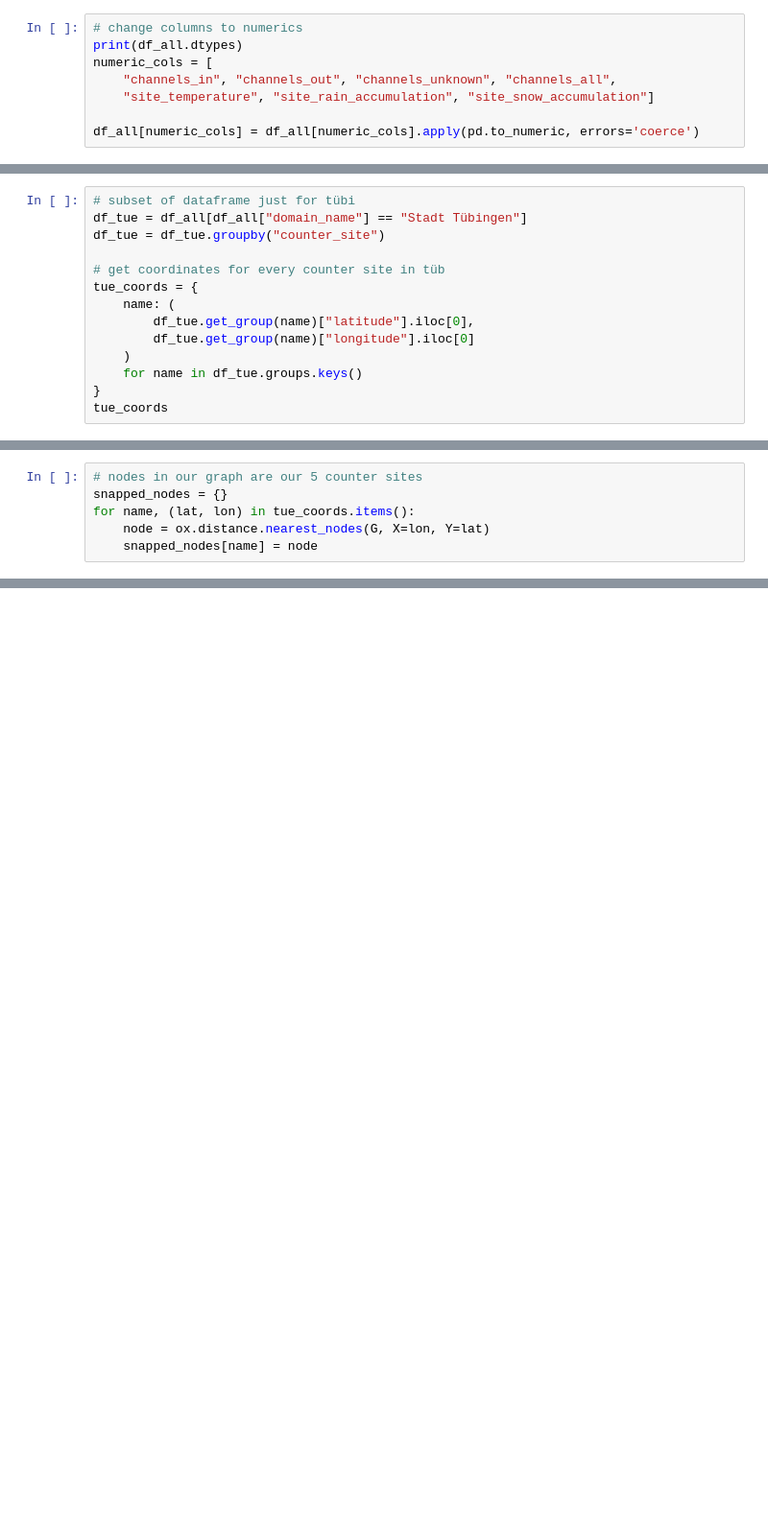
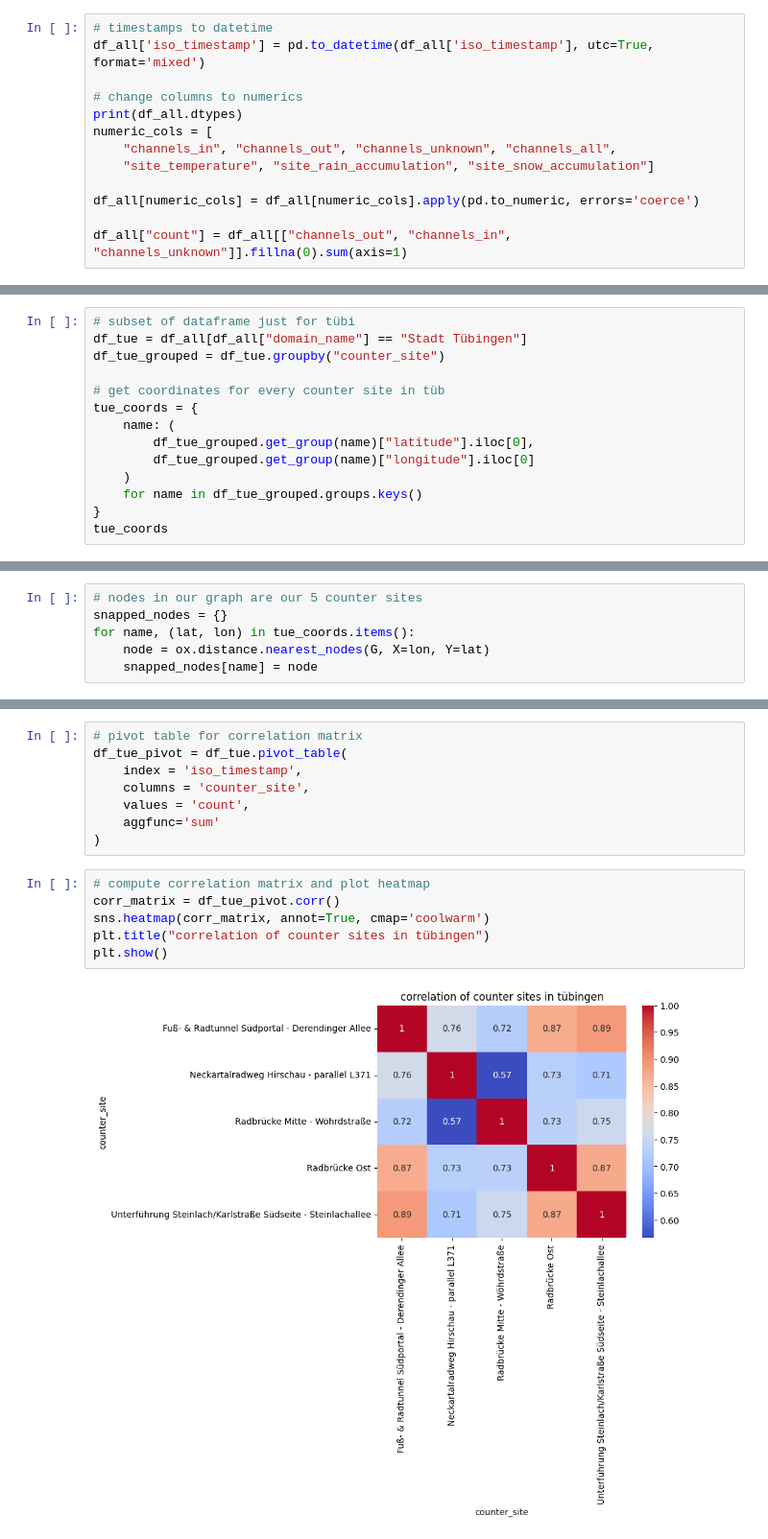
Before and after one commit to cleesee/fahrradzaehler, a Jupyter notebook: maps.ipynb, the cells around one changed output, grey strips where cells are left out. Shown at 96% size. Saved outputs shown, nothing was run; the diff lists cells and outputs as text; blank space fills up the shorter version.

```diff
--- a/maps.ipynb
+++ b/maps.ipynb
@@ -11,4 +12,7 @@ df_all = pd.read_csv("df_all.csv")
 # %%
+# timestamps to datetime
+df_all['iso_timestamp'] = pd.to_datetime(df_all['iso_timestamp'], utc=True, format='mixed')
+
 # change columns to numerics
 print(df_all.dtypes)
 numeric_cols = [
@@ -16,4 +20,6 @@ numeric_cols = [
     "site_temperature", "site_rain_accumulation", "site_snow_accumulation"]
 
 df_all[numeric_cols] = df_all[numeric_cols].apply(pd.to_numeric, errors='coerce')
+
+df_all["count"] = df_all[["channels_out", "channels_in", "channels_unknown"]].fillna(0).sum(axis=1)
 # %% [output]
@@ -39,15 +44,15 @@ dtype: object
 # %%
 # subset of dataframe just for tübi
 df_tue = df_all[df_all["domain_name"] == "Stadt Tübingen"]
-df_tue = df_tue.groupby("counter_site")
+df_tue_grouped = df_tue.groupby("counter_site")
 
 # get coordinates for every counter site in tüb
 tue_coords = {
     name: (
-        df_tue.get_group(name)["latitude"].iloc[0],
-        df_tue.get_group(name)["longitude"].iloc[0]
+        df_tue_grouped.get_group(name)["latitude"].iloc[0],
+        df_tue_grouped.get_group(name)["longitude"].iloc[0]
     )
-    for name in df_tue.groups.keys()
+    for name in df_tue_grouped.groups.keys()
 }
 tue_coords
 # %% [output]
@@ -151,0 +121,16 @@ TypeError: shortest_path() got multiple values for argument 'weight'
+# %%
+# pivot table for correlation matrix
+df_tue_pivot = df_tue.pivot_table(
+    index = 'iso_timestamp',
+    columns = 'counter_site',
+    values = 'count',
+    aggfunc='sum'
+)
+# %%
+# compute correlation matrix and plot heatmap
+corr_matrix = df_tue_pivot.corr()
+sns.heatmap(corr_matrix, annot=True, cmap='coolwarm')
+plt.title("correlation of counter sites in tübingen")
+plt.show()
+# %% [output]
+[figure, added]
```
Also changed, not shown: parts of 10 cells of this notebook.
